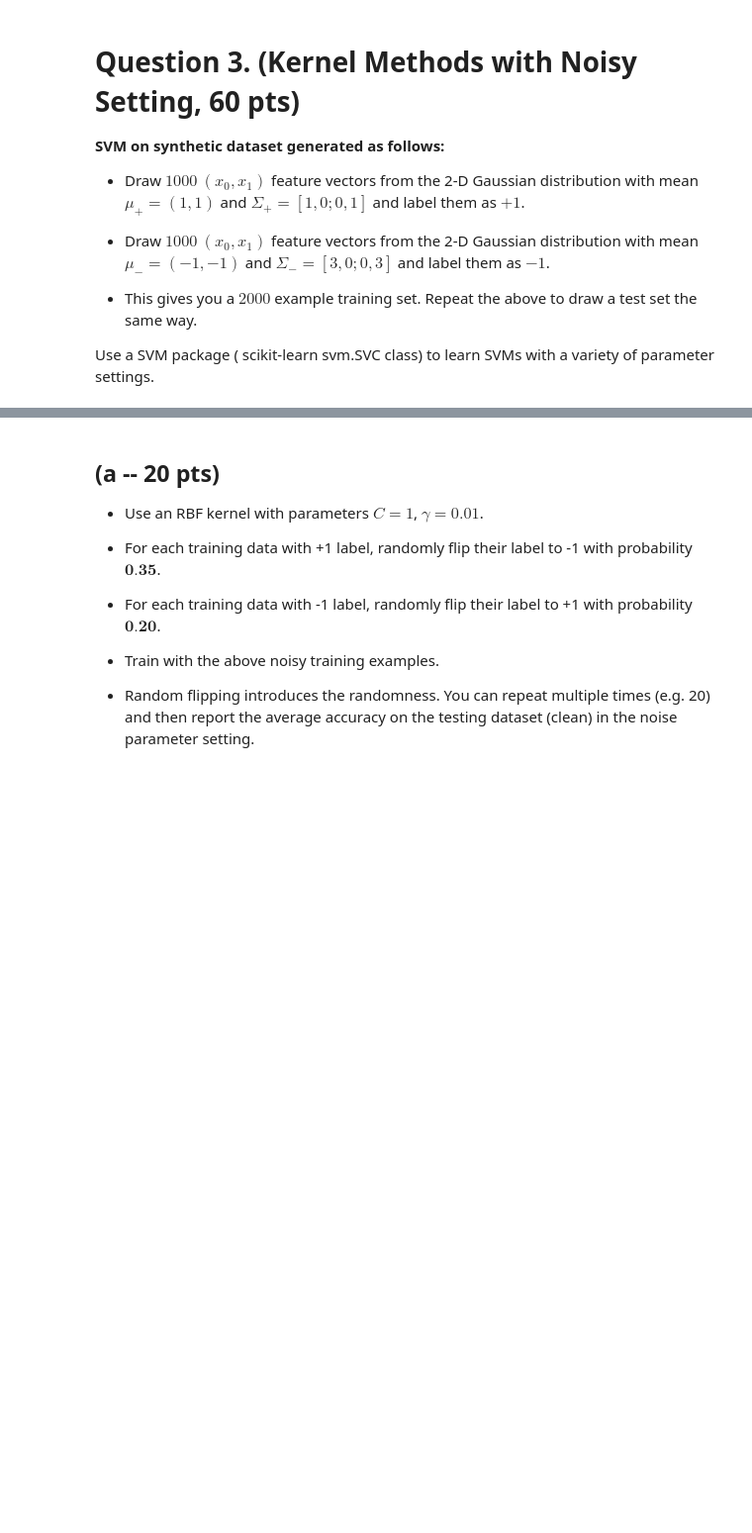
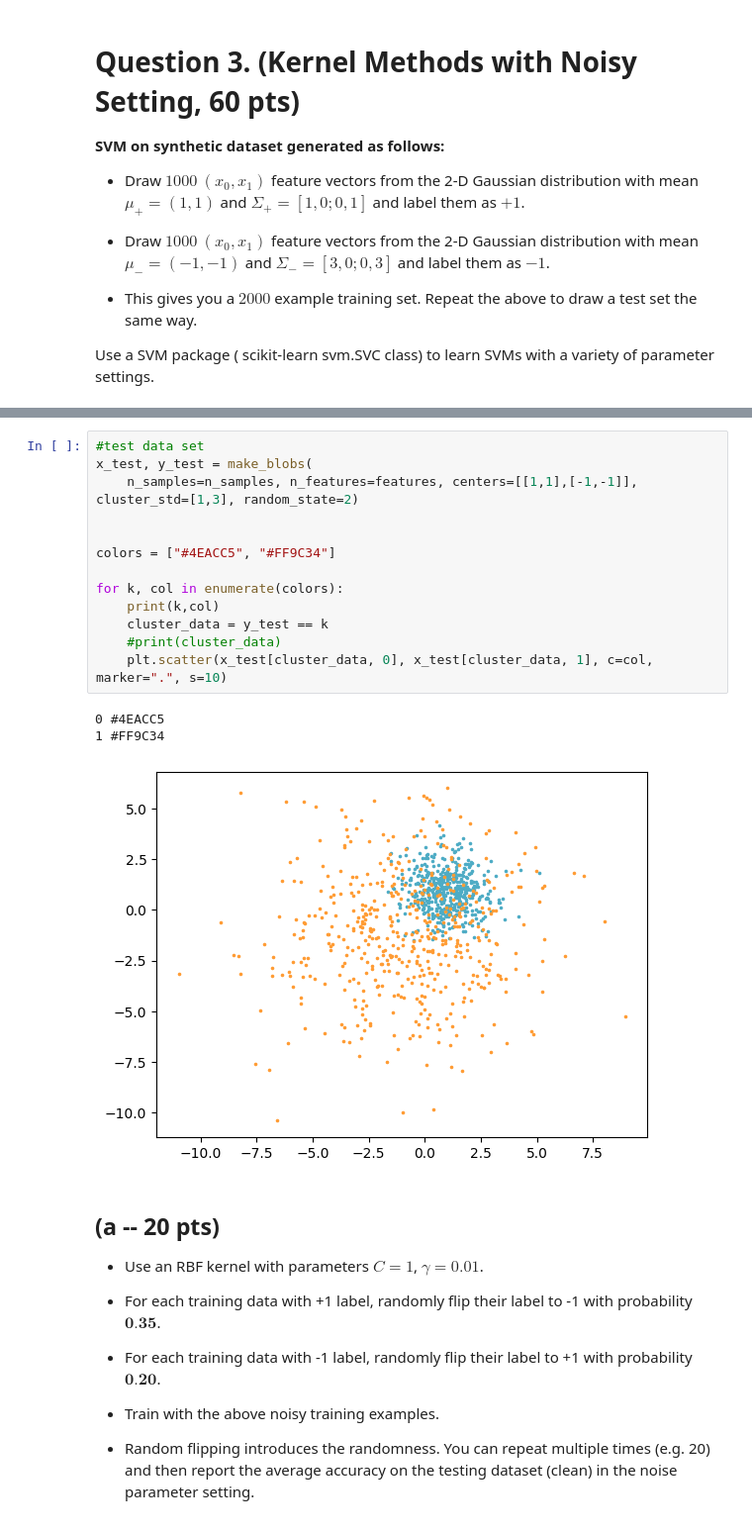
Before and after one commit to valentinbaltazar/ML_course, a Jupyter notebook: Assignment4/Assignment4.ipynb, the cells around one changed output, grey strips where cells are left out. Shown at 99% size. Cells and saved outputs as stored; diff of their text form; blank space fills up the shorter version.

```diff
--- a/Assignment4/Assignment4.ipynb
+++ b/Assignment4/Assignment4.ipynb
@@ -291,3 +328,20 @@ Use a SVM package ( scikit-learn svm.SVC class) to learn SVMs with a variety of
+# %%
+#test data set
+x_test, y_test = make_blobs(
+    n_samples=n_samples, n_features=features, centers=[[1,1],[-1,-1]], cluster_std=[1,3], random_state=2)
+
+
+colors = ["#4EACC5", "#FF9C34"]
+
+for k, col in enumerate(colors):
+    print(k,col)
+    cluster_data = y_test == k
+    #print(cluster_data)
+    plt.scatter(x_test[cluster_data, 0], x_test[cluster_data, 1], c=col, marker=".", s=10)
+# %% [output]
+0 #4EACC5
+1 #FF9C34
+[figure, added]
 # %% [markdown]
 ## (a -- 20 pts)
 
```
Also changed, not shown: parts of 5 cells of this notebook.
